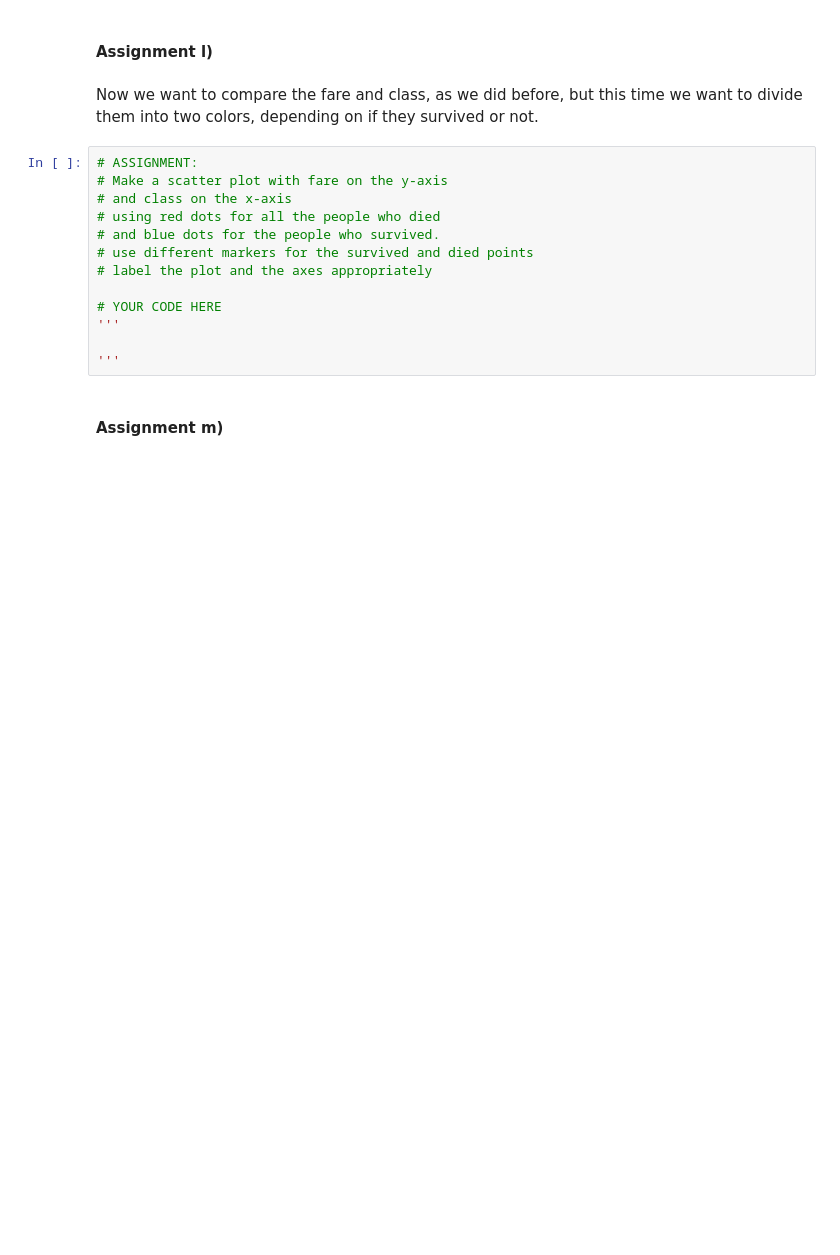
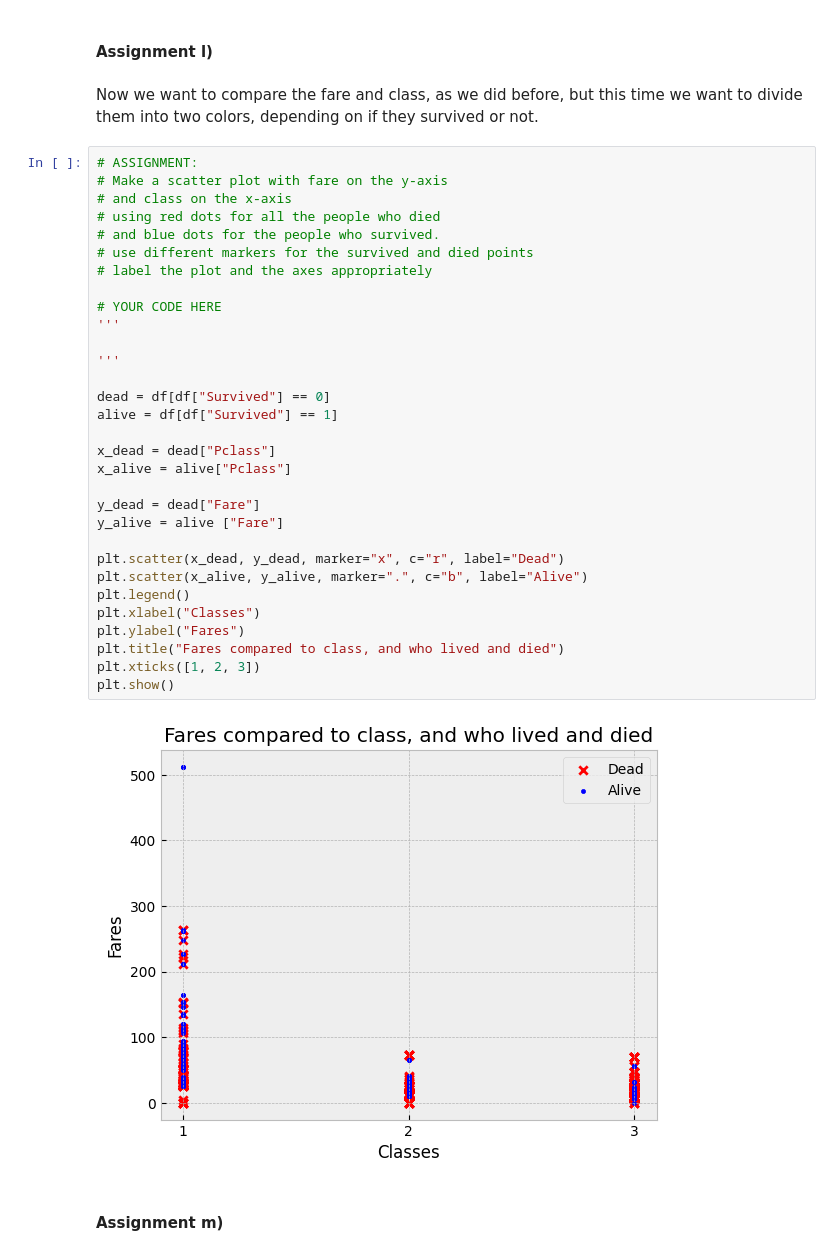
Before and after one commit to richard-lovgren/ml-1dl034-public-assignments, a Jupyter notebook: Assignments/Practical/PracticalNotebook2.ipynb, the cells around one changed output. Saved outputs shown, nothing was run; the diff lists cells and outputs as text; blank space fills up the shorter version.

```diff
--- a/Assignments/Practical/PracticalNotebook2.ipynb
+++ b/Assignments/Practical/PracticalNotebook2.ipynb
@@ -554,16 +586,36 @@ Now we want to compare the fare and class, as we did before, but this time we wa
 # %%
 # ASSIGNMENT:
 # Make a scatter plot with fare on the y-axis
 # and class on the x-axis
 # using red dots for all the people who died
 # and blue dots for the people who survived.
 # use different markers for the survived and died points
 # label the plot and the axes appropriately
 
 # YOUR CODE HERE
 '''
 
 '''
+
+dead = df[df["Survived"] == 0]
+alive = df[df["Survived"] == 1]
+
+x_dead = dead["Pclass"]
+x_alive = alive["Pclass"]
+
+y_dead = dead["Fare"]
+y_alive = alive ["Fare"]
+
+plt.scatter(x_dead, y_dead, marker="x", c="r", label="Dead")
+plt.scatter(x_alive, y_alive, marker=".", c="b", label="Alive")
+plt.legend()
+plt.xlabel("Classes")
+plt.ylabel("Fares")
+plt.title("Fares compared to class, and who lived and died")
+plt.xticks([1, 2, 3])
+plt.show()
+# %% [output]
+[figure, added]
 # %% [markdown]
 #### Assignment m)
 # %% [markdown]
```
Also changed, not shown: parts of 6 cells of this notebook.
